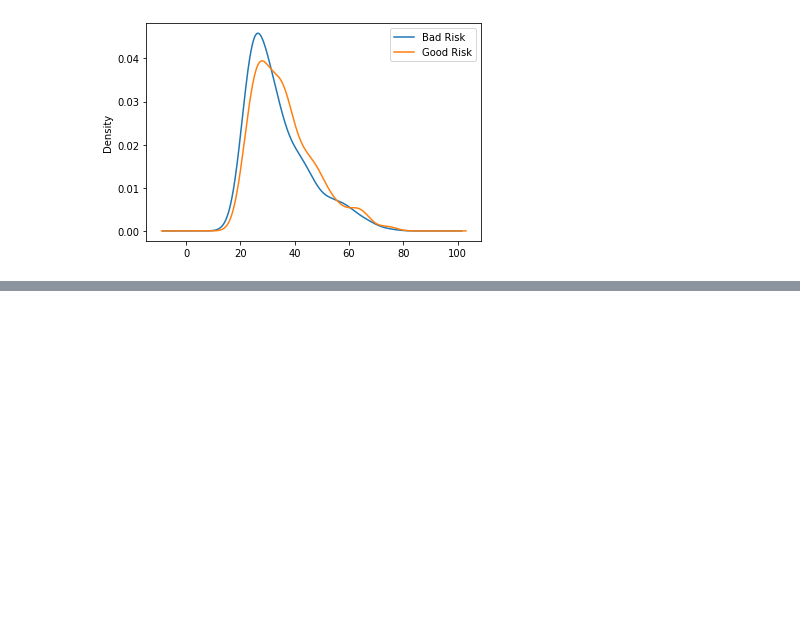
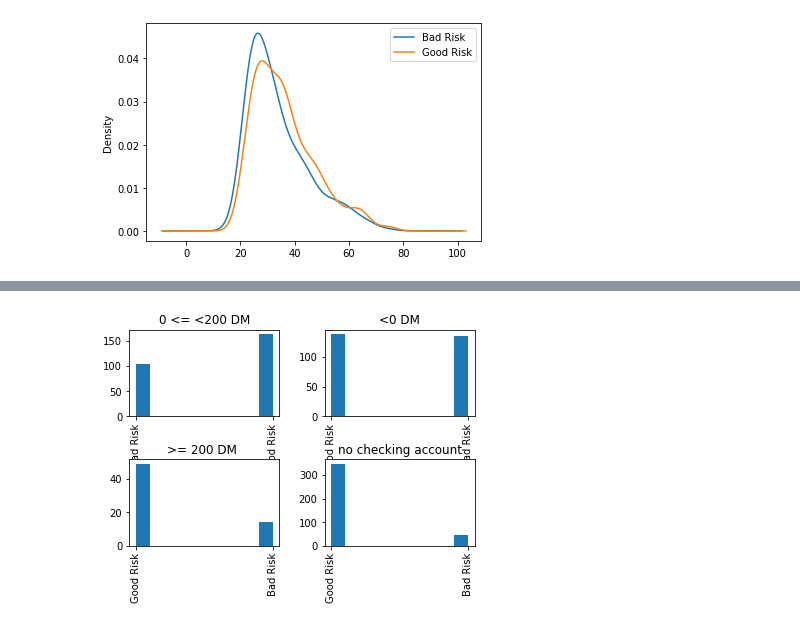
Before and after one commit to wildflowersbloom/fairness, a Jupyter notebook: Untitled0.ipynb, the cells around one changed output, grey strips where cells are left out. Drawn from its saved outputs; the diff is of its cells as text; code cells hidden in the pictures; blank space fills up the shorter version.

```diff
--- a/Untitled0.ipynb
+++ b/Untitled0.ipynb
@@ -280,3 +328,2 @@ pd.get_dummies(df.Housing, prefix='Housing')
 # %%
-#converting target variable into numeric
-df.Cost_Matrix_Risk.replace({'Bad Risk': '0', 'Good Risk': '1'}, inplace=True)
+df_ohe.replace({'Bad Risk': 0, 'Good Risk': 1}, inplace=True)
@@ -323,0 +508,4 @@ NameError: ignored
+# %%
+df.hist(column='Cost_Matrix_Risk', by='Status_checking_account');
+# %% [output]
+[figure, added]
```
Also changed, not shown: parts of 34 cells of this notebook.
